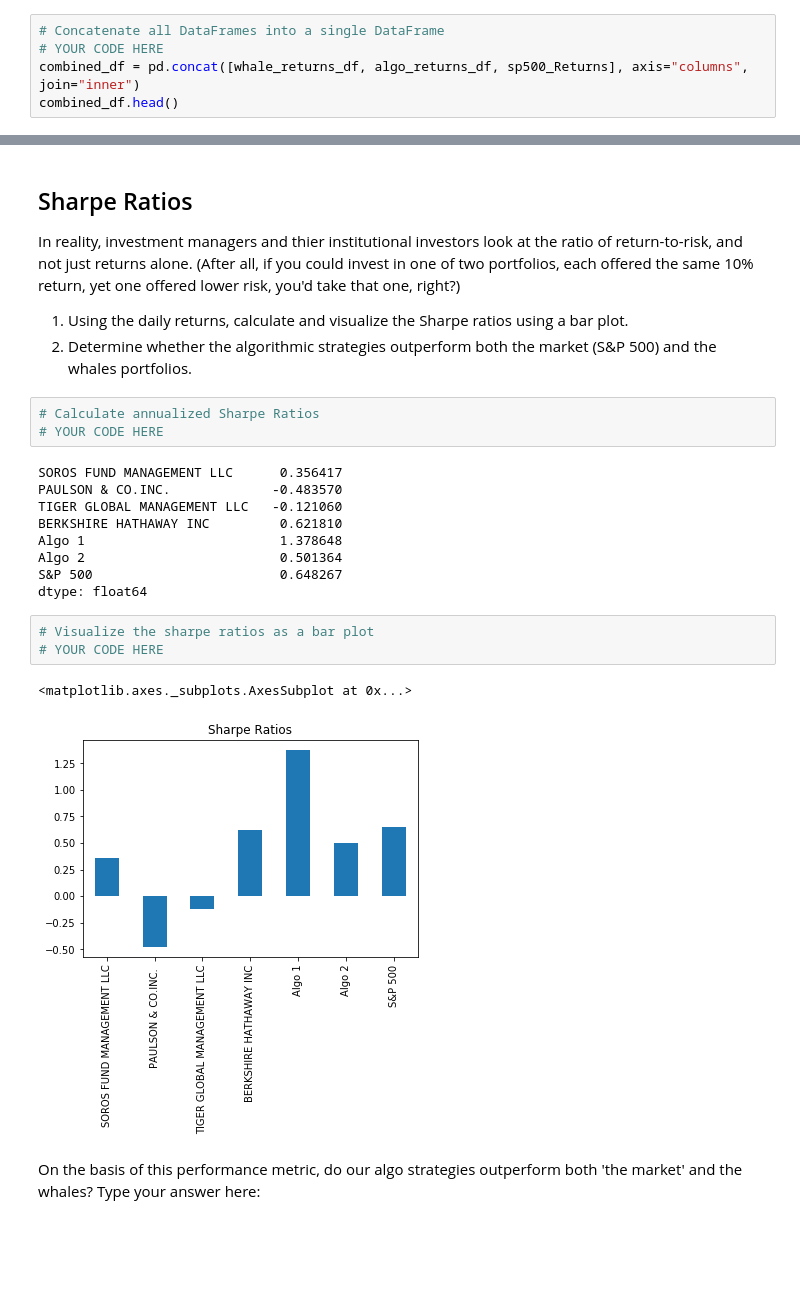
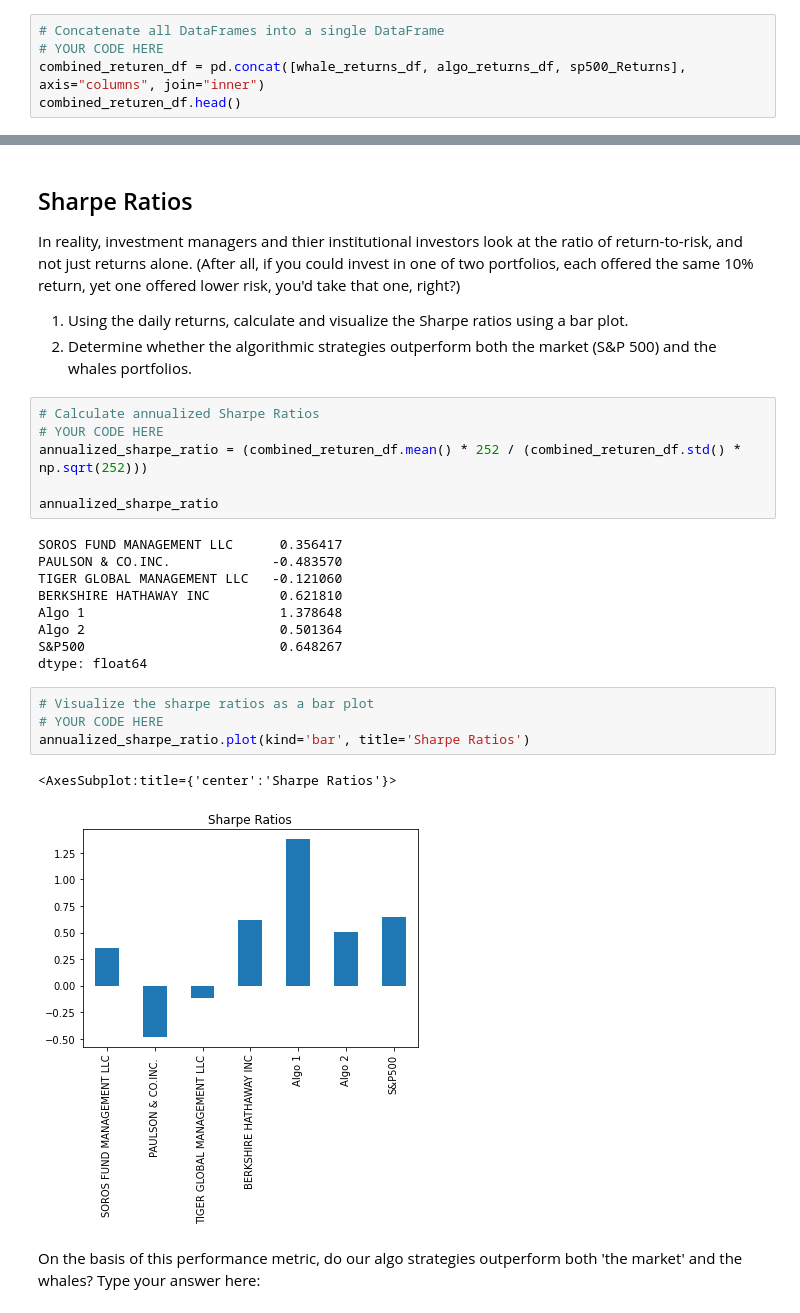
Before and after one commit to anti31415/python-homework, a Jupyter notebook: Pandas_ProtfolioAnalysis/Starter_Code/whale_analysis-Copy1.ipynb, the cells around one changed output, grey strips where cells are left out. Saved outputs shown, nothing was run; the diff lists cells and outputs as text; blank space fills up the shorter version.

```diff
--- a/Pandas_ProtfolioAnalysis/Starter_Code/whale_analysis-Copy1.ipynb
+++ b/Pandas_ProtfolioAnalysis/Starter_Code/whale_analysis-Copy1.ipynb
@@ -173,8 +173,8 @@ sp500_Returns.head()
 # %%
 # Concatenate all DataFrames into a single DataFrame
 # YOUR CODE HERE
-combined_df = pd.concat([whale_returns_df, algo_returns_df, sp500_Returns], axis="columns", join="inner")
-combined_df.head()
+combined_returen_df = pd.concat([whale_returns_df, algo_returns_df, sp500_Returns], axis="columns", join="inner")
+combined_returen_df.head()
 # %% [output]
 |  | SOROS FUND MANAGEMENT LLC | PAULSON & CO.INC. | TIGER GLOBAL MANAGEMENT LLC | BERKSHIRE HATHAWAY INC | Algo 1 | Algo 2 | ... |
 | Date |  |  |  |  |  |  | ... |
@@ -318,6 +376,9 @@ In reality, investment managers and thier institutional investors look at the ra
 # %%
 # Calculate annualized Sharpe Ratios
 # YOUR CODE HERE
+annualized_sharpe_ratio = (combined_returen_df.mean() * 252 / (combined_returen_df.std() * np.sqrt(252)))
+
+annualized_sharpe_ratio
 # %% [output]
 SOROS FUND MANAGEMENT LLC      0.356417
 PAULSON & CO.INC.             -0.483570
@@ -325,14 +386,15 @@ TIGER GLOBAL MANAGEMENT LLC   -0.121060
 BERKSHIRE HATHAWAY INC         0.621810
 Algo 1                         1.378648
 Algo 2                         0.501364
-S&P 500                        0.648267
+S&P500                         0.648267
 dtype: float64
 # %%
 # Visualize the sharpe ratios as a bar plot
 # YOUR CODE HERE
+annualized_sharpe_ratio.plot(kind='bar', title='Sharpe Ratios')
 # %% [output]
-<matplotlib.axes._subplots.AxesSubplot at 0x...>
+<AxesSubplot:title={'center':'Sharpe Ratios'}>
-[figure, old version]
+[figure, new version]
 # %% [markdown]
 On the basis of this performance metric, do our algo strategies outperform both 'the market' and the whales? Type your answer here:
 # %% [markdown]
```
Also changed, not shown: parts of 44 cells of this notebook, 5 other files.
